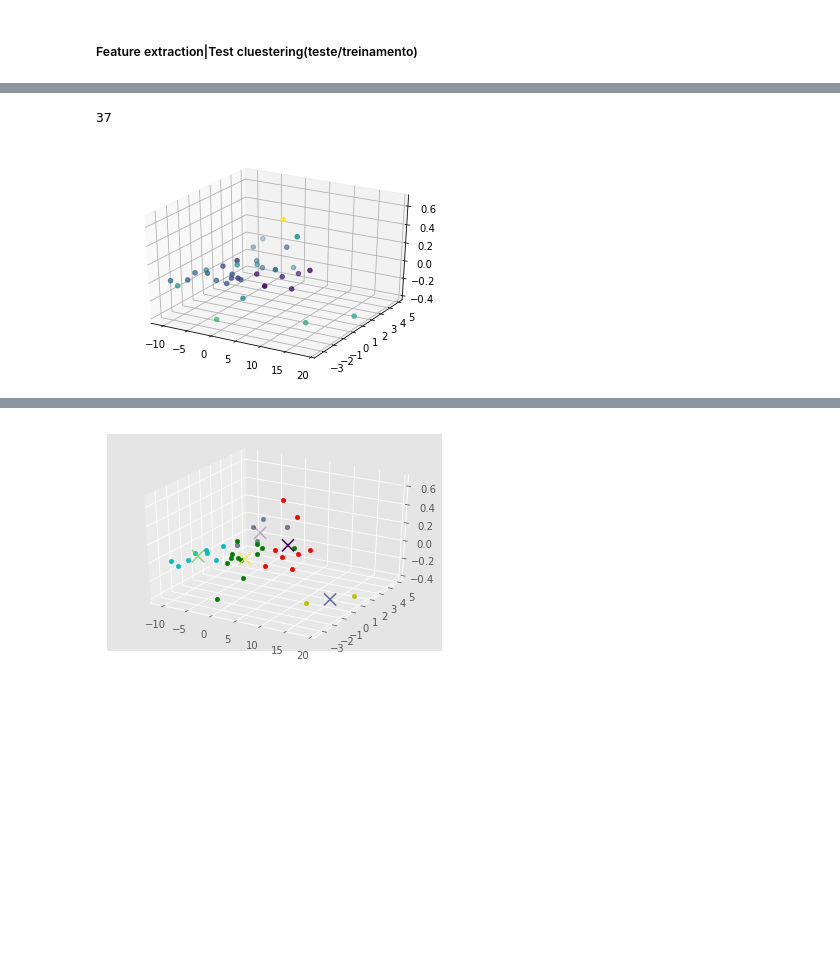
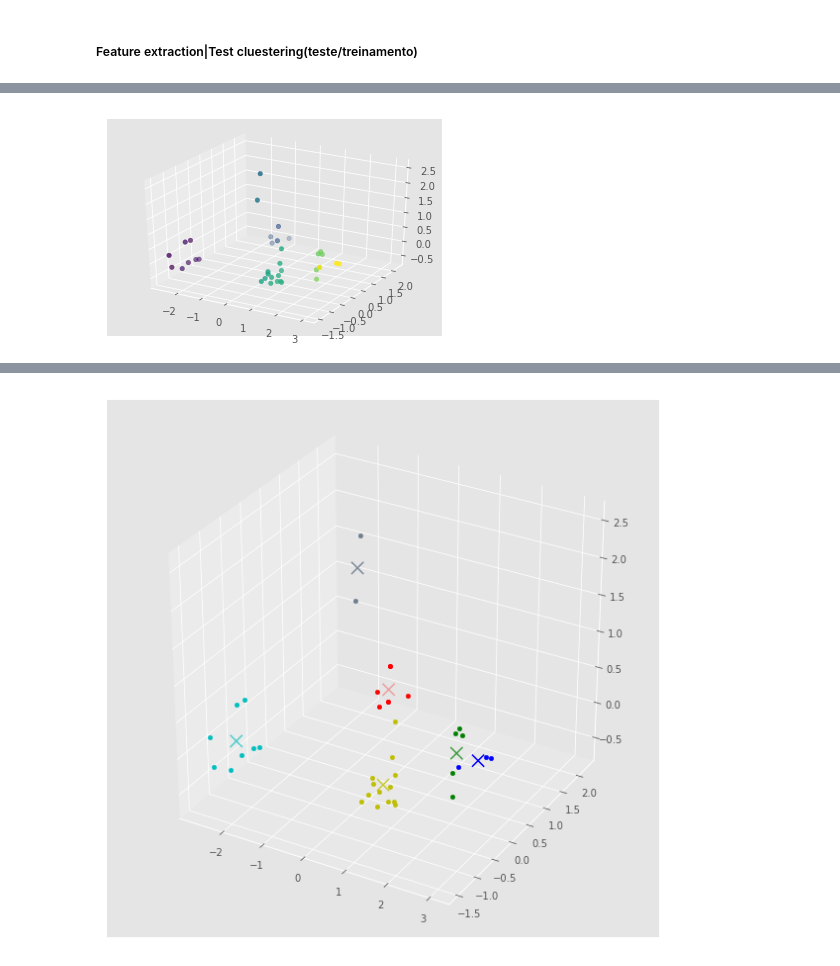
Before and after one commit to Fogelman/Spotify-Clustering, a Jupyter notebook: Reading Spotify Music.ipynb, the cells around one changed output, grey strips where cells are left out. Cells and saved outputs as stored; diff of their text form; code cells hidden in the pictures; blank space fills up the shorter version.

```diff
--- a/Reading Spotify Music.ipynb
+++ b/Reading Spotify Music.ipynb
@@ -172,7 +188,7 @@ for i, trial in df.iterrows():
         df.loc[i, "loudness"]          = str(ind_mean["loudness"])
         df.loc[i, "tempo"]             = str(ind_mean["tempo"])
         df.loc[i, "liveness"]          = str(ind_mean["liveness"])
-    else:
-        time.sleep(0.5)
-    clear_output()
+
     print(((i+1)/len(df)*100),"%")
+
+clear_output()
@@ -226,6 +229,0 @@ cell_list = sheet.range("A1:C7")
-# %%
-titulos = df.keys()
-coluna = 1
-for i in titulos:
-    sheet.update_cell(1,coluna,i)
-    coluna += 1
@@ -278,5 +255,0 @@ Name: Nome Completo, dtype: object
-# %%
-# df_names
-len(reduct)
-# %% [output]
-37
@@ -285,8 +256,8 @@ len(reduct)
 # %%
 # %matplotlib notebook
-from mpl_toolkits import mplot3d
+
 A = np.array(df)
-pca = PCA(n_components=4)
+pca = PCA(n_components=3)
 pca.fit(A)
 
 # print(pca.get_precision(A))
@@ -296,11 +267,11 @@ Areduct = pca.transform(A)
 x = Areduct[:,0]
 y = Areduct[:,1]
 z = Areduct[:,2]
-c = Areduct[:,3]
+# c = Areduct[:,3]
 
 fig = plt.figure()
 ax = plt.axes(projection='3d')
-ax.scatter(x, y, z, c=c)
+ax.scatter(x, y, z, c=x)
 plt.show()
 # %% [output]
-[figure, old version]
+[figure, new version]
@@ -328,31 +281,8 @@ cluster_2D = kmeans.transform(df)
 # %%
-from matplotlib import style
-style.use("ggplot")
-from collections import Counter
-from mpl_toolkits.mplot3d import Axes3D
-from pylab import *
 
-# X = np.array([[1, 2, 5],
-#               [5, 8, 2],
-#               [1.5, 1.8, 6],
-#               [8, 8, 9],
-#               [1, 0.6, 10],
-#               [2.5, 3.8, 6],
-#               [2.5, 5.8, 9],
-#               [5, 8, 3],
-#               [4, 0.6, 7],
-#               [2.5, 1.8, 4.6],
-#               [6.5, 1.8, 12],
-#               [7, 8, 9],
-#               [2, 0.6, 7],
-#               [5.5, 1.8, 4],
-#               [4.8, 6.9, 6],
-#               [4.9, 9.8, 2],
-#               [9, 11, 12]])
 
 X = Areduct
-
-cluster_num = 5
+cluster_num = int((len(Areduct))**(1/2))
 
 kmeans = KMeans(n_clusters=cluster_num)
 kmeans.fit(Areduct)
@@ -360,33 +290,24 @@ kmeans.fit(Areduct)
 centroids = kmeans.cluster_centers_
 labels = kmeans.labels_
 
-# print ("centroids : ",centroids)
-
-# print ("labels : ", labels)
-
-
-colors = ["g","r","c","y","slategray"]
-
-color = np.random.rand(cluster_num)
+colors = ['g','r','c','y','slategray', 'b', 'm']
+# shuffle(colors)
+colors = colors[:cluster_num]
 
 c = Counter(labels)
+# print(c)
 
-
-fig = figure()
+fig = figure(figsize=(10,10))
+# fig = figure()
 ax = fig.gca(projection='3d')
 
 
 for i in range(len(X)):
-#     print("coordinate:",X[i], "label:", labels[i])
-#     print ("i : ",i)
-#     print ("color[labels[i]] : ",color[labels[i]])
     ax.scatter(X[i][0], X[i][1], X[i][2], c=colors[labels[i]]) #color[labels[i]]
-
-
+    pass
 for cluster_number in range(cluster_num):
     print("Cluster {} contains {} samples".format(cluster_number, c[cluster_number]))
 
-ax.scatter(centroids[:, 0],centroids[:, 1], centroids[:, 2], marker = "x", s=150, linewidths = 5, zorder = 100, c=color)
-
+ax.scatter(centroids[:, 0],centroids[:, 1], centroids[:, 2], marker = "x", s=150, linewidths = 5, zorder = 100, c=colors)
 plt.show()
 # %% [output]
@@ -398 +320 @@ Cluster 4 contains 7 samples
-[figure, old version]
+[figure, new version]
```
Also changed, not shown: parts of 23 cells of this notebook, 1 other file.
